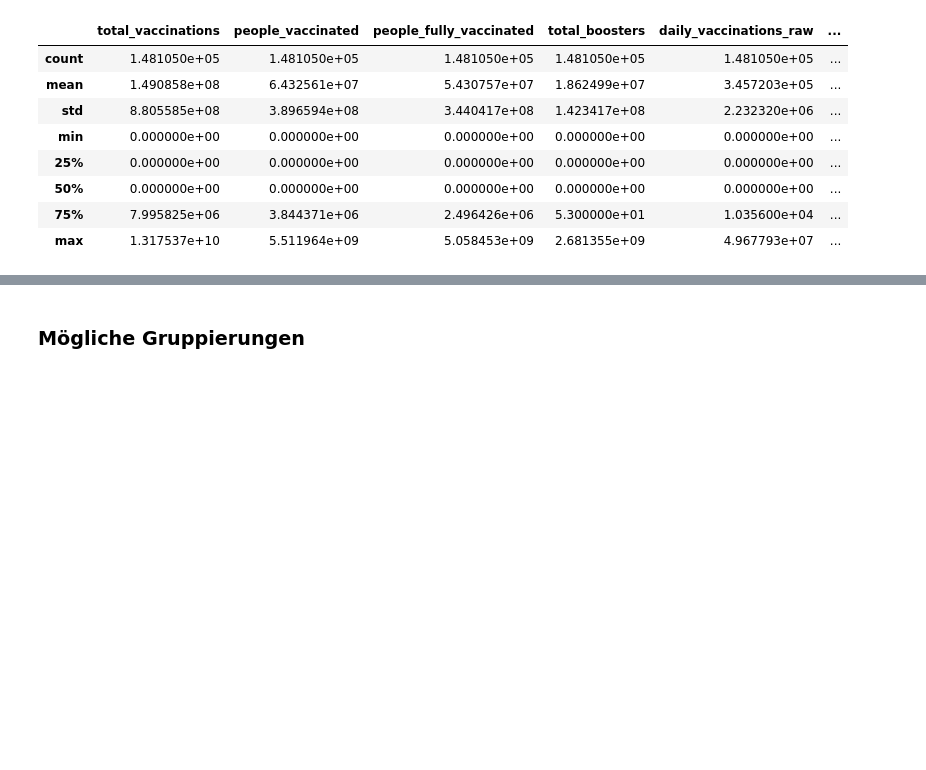
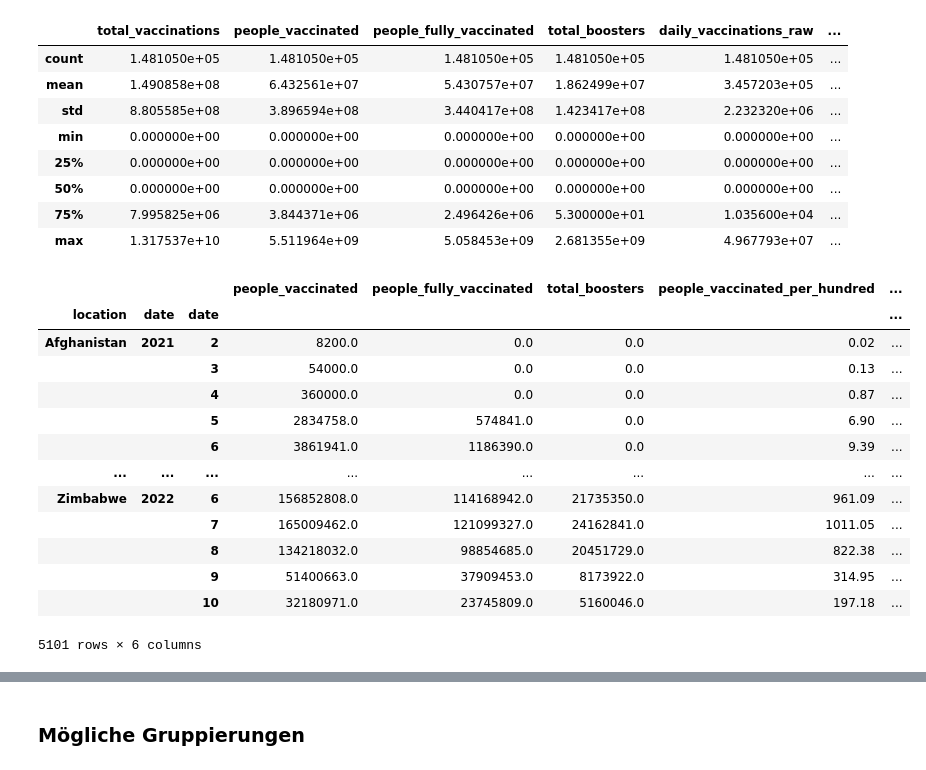
Before and after one commit to moshchev/smart_data, a Jupyter notebook: analyse.ipynb, the cells around one changed output, grey strips where cells are left out. Cells and saved outputs as stored; diff of their text form; code cells hidden in the pictures; blank space fills up the shorter version.

```diff
--- a/analyse.ipynb
+++ b/analyse.ipynb
@@ -728,12 +719,27 @@ vax_test
 | 50% | 0.000000e+00 | 0.000000e+00 | 0.000000e+00 | 0.000000e+00 | 0.000000e+00 | ... |
 | 75% | 7.995825e+06 | 3.844371e+06 | 2.496426e+06 | 5.300000e+01 | 1.035600e+04 | ... |
 | max | 1.317537e+10 | 5.511964e+09 | 5.058453e+09 | 2.681355e+09 | 4.967793e+07 | ... |
-# %%
-vax.date = pd.to_datetime(vax.date)
 # %%
 vax['year'] = vax['date'].dt.year
 vax['month'] = vax['date'].dt.month
 vax['week_of_year'] = vax['date'].dt.weekofyear
 # %%
-vax_monat = vax.fillna(0).groupby(by=[vax['date'].dt.year,vax['date'].dt.month])['people_vaccinated'].sum()
+vax_monat = vax.fillna(0).groupby(by=[vax['location'],vax['date'].dt.year,vax['date'].dt.month])['people_vaccinated','people_fully_vaccinated','total_boosters','people_vaccinated_per_hundred','people_fully_vaccinated_per_hundred','total_boosters_per_hundred'].sum()
+# %%
+vax_monat
+# %% [output]
+|  |  |  | people_vaccinated | people_fully_vaccinated | total_boosters | people_vaccinated_per_hundred | ... |
+| location | date | date |  |  |  |  | ... |
+| Afghanistan | 2021 | 2 | 8200.0 | 0.0 | 0.0 | 0.02 | ... |
+|  |  | 3 | 54000.0 | 0.0 | 0.0 | 0.13 | ... |
+|  |  | 4 | 360000.0 | 0.0 | 0.0 | 0.87 | ... |
+|  |  | 5 | 2834758.0 | 574841.0 | 0.0 | 6.90 | ... |
+|  |  | 6 | 3861941.0 | 1186390.0 | 0.0 | 9.39 | ... |
+| ... | ... | ... | ... | ... | ... | ... | ... |
+| Zimbabwe | 2022 | 6 | 156852808.0 | 114168942.0 | 21735350.0 | 961.09 | ... |
+|  |  | 7 | 165009462.0 | 121099327.0 | 24162841.0 | 1011.05 | ... |
+|  |  | 8 | 134218032.0 | 98854685.0 | 20451729.0 | 822.38 | ... |
+|  |  | 9 | 51400663.0 | 37909453.0 | 8173922.0 | 314.95 | ... |
+|  |  | 10 | 32180971.0 | 23745809.0 | 5160046.0 | 197.18 | ... |
+5101 rows × 6 columns
 # %%
```
Also changed, not shown: parts of 17 cells of this notebook.
